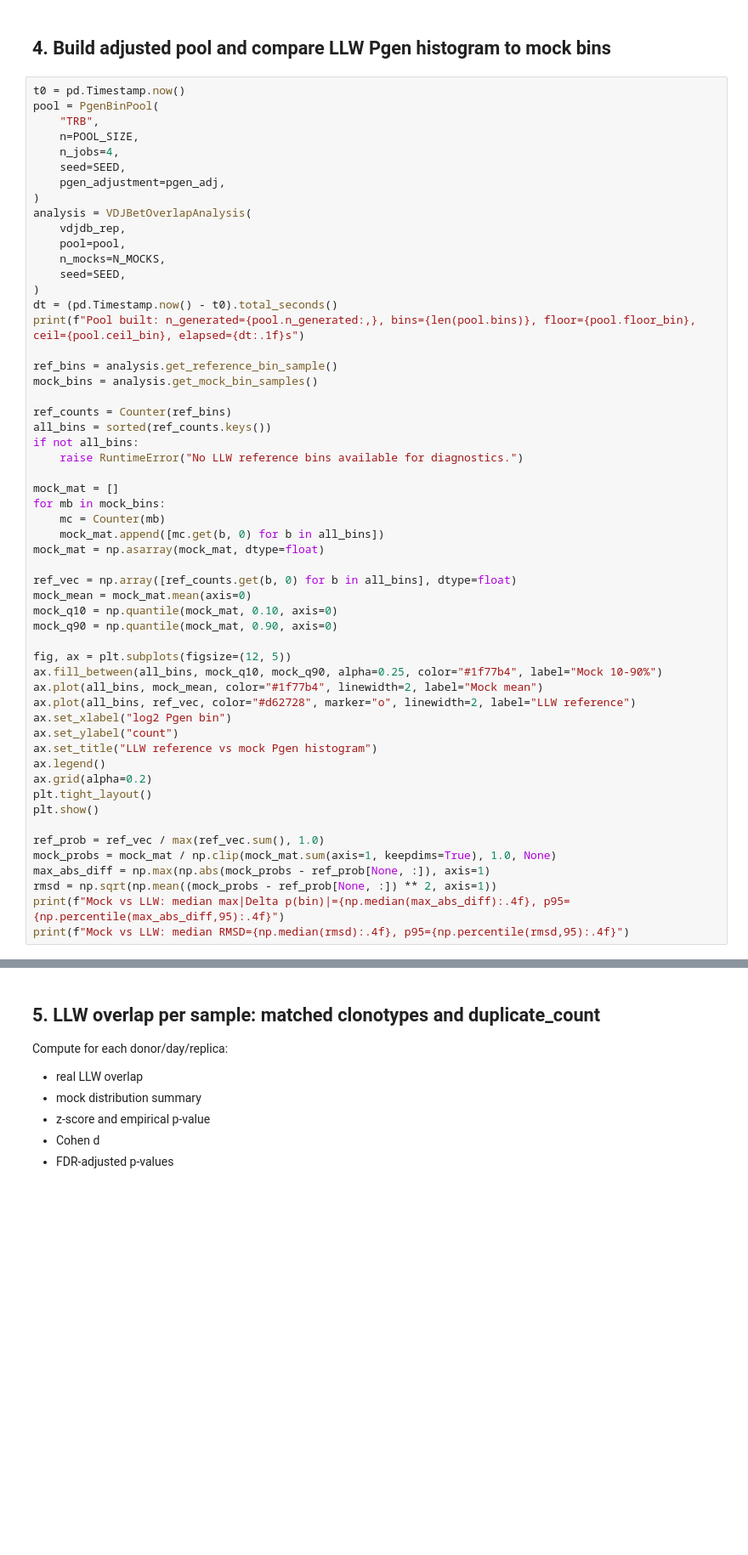
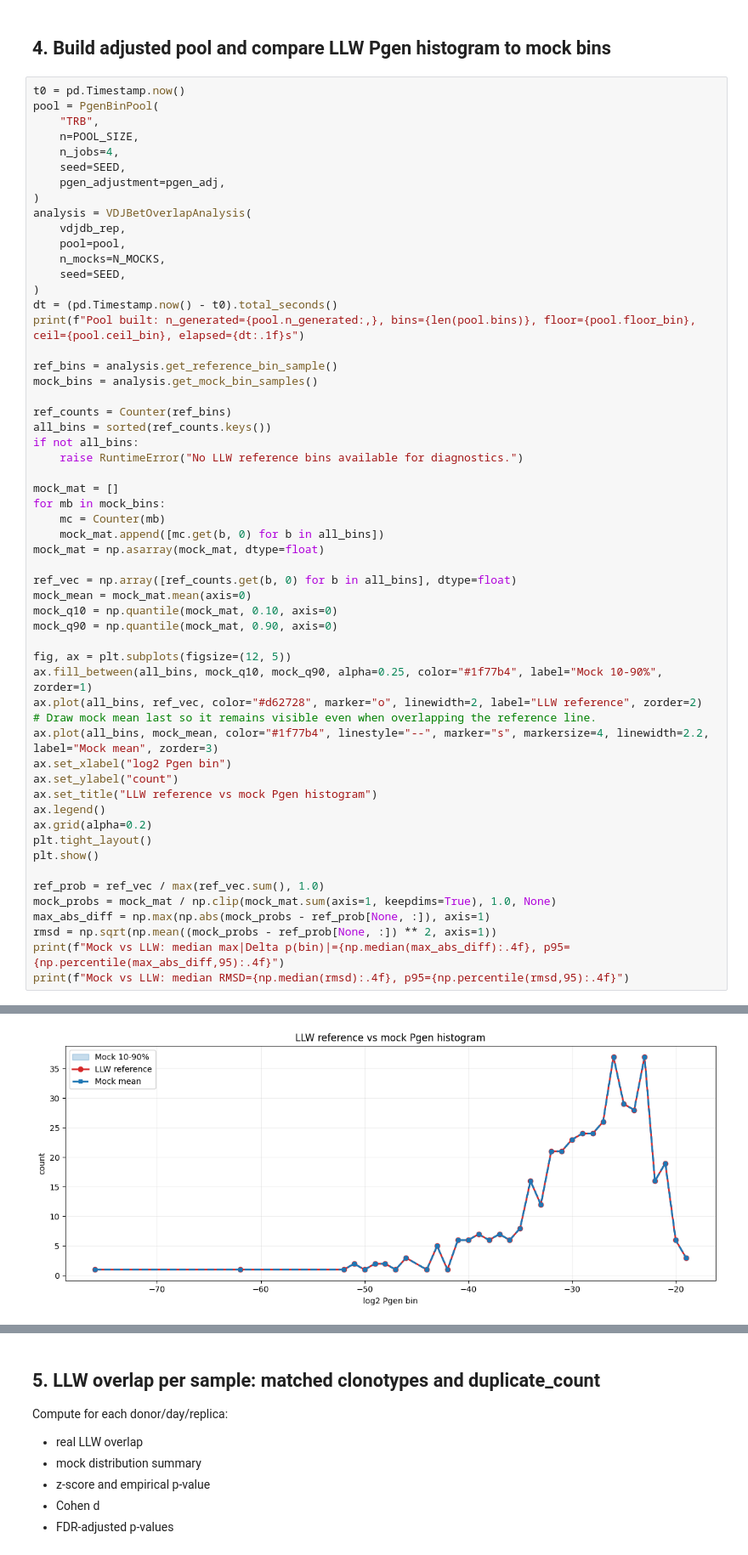
Before and after one commit to antigenomics/mirpy, a Jupyter notebook: notebooks/vdjbet_yf.ipynb, the cells around one changed output, grey strips where cells are left out. Shown at 85% size. Drawn from its saved outputs; the diff is of its cells as text; blank space fills up the shorter version.

```diff
--- a/notebooks/vdjbet_yf.ipynb
+++ b/notebooks/vdjbet_yf.ipynb
@@ -221,9 +326,10 @@ mock_q10 = np.quantile(mock_mat, 0.10, axis=0)
 mock_q90 = np.quantile(mock_mat, 0.90, axis=0)
 
 fig, ax = plt.subplots(figsize=(12, 5))
-ax.fill_between(all_bins, mock_q10, mock_q90, alpha=0.25, color="#1f77b4", label="Mock 10-90%")
-ax.plot(all_bins, mock_mean, color="#1f77b4", linewidth=2, label="Mock mean")
-ax.plot(all_bins, ref_vec, color="#d62728", marker="o", linewidth=2, label="LLW reference")
+ax.fill_between(all_bins, mock_q10, mock_q90, alpha=0.25, color="#1f77b4", label="Mock 10-90%", zorder=1)
+ax.plot(all_bins, ref_vec, color="#d62728", marker="o", linewidth=2, label="LLW reference", zorder=2)
+# Draw mock mean last so it remains visible even when overlapping the reference line.
+ax.plot(all_bins, mock_mean, color="#1f77b4", linestyle="--", marker="s", markersize=4, linewidth=2.2, label="Mock mean", zorder=3)
 ax.set_xlabel("log2 Pgen bin")
 ax.set_ylabel("count")
 ax.set_title("LLW reference vs mock Pgen histogram")
@@ -238,3 +344,4 @@ max_abs_diff = np.max(np.abs(mock_probs - ref_prob[None, :]), axis=1)
 rmsd = np.sqrt(np.mean((mock_probs - ref_prob[None, :]) ** 2, axis=1))
 print(f"Mock vs LLW: median max|Delta p(bin)|={np.median(max_abs_diff):.4f}, p95={np.percentile(max_abs_diff,95):.4f}")
 print(f"Mock vs LLW: median RMSD={np.median(rmsd):.4f}, p95={np.percentile(rmsd,95):.4f}")
+# %% [output]
@@ -240,0 +349 @@ print(f"Mock vs LLW: median RMSD={np.median(rmsd):.4f}, p95={np.percentile(rmsd,
+[figure, added]
```
Also changed, not shown: parts of 11 cells of this notebook, 10 other files.
